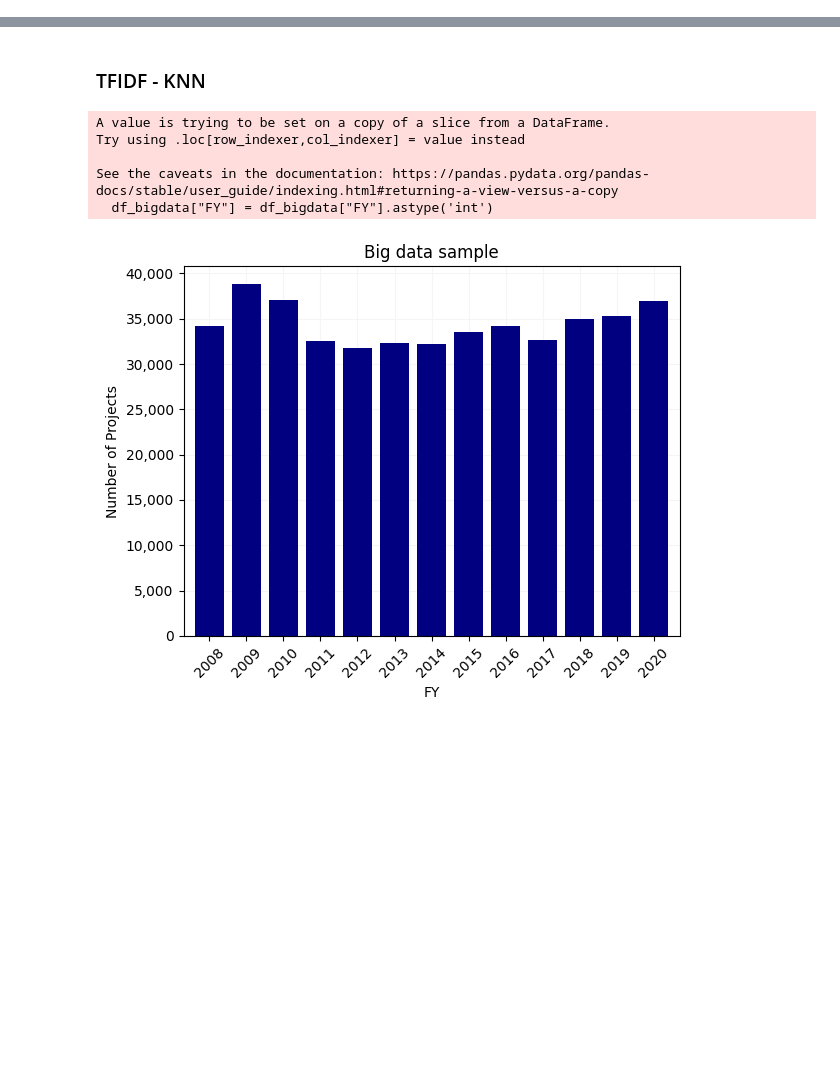
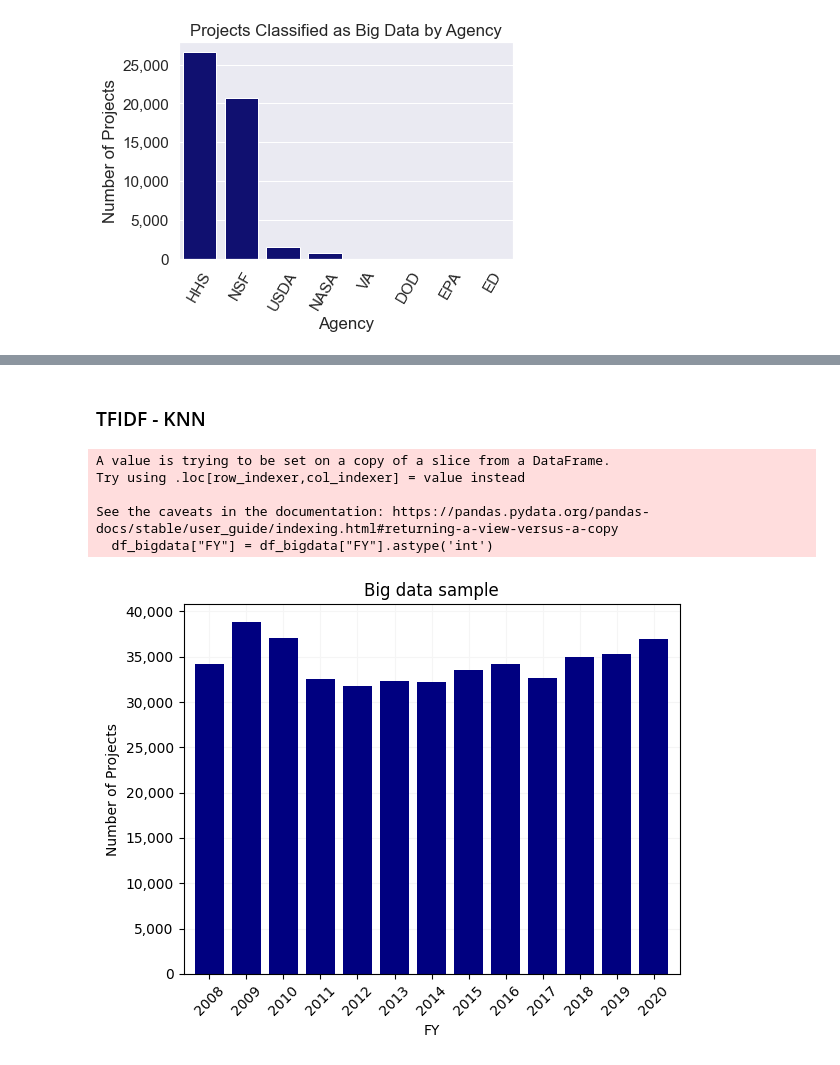
Before and after one commit to uva-bi-sdad/publicrd, a Jupyter notebook: src/Digitalization/classifiers/final_training_set/results_analysis.ipynb, the cells around one changed output, grey strips where cells are left out. Cells and saved outputs as stored; diff of their text form; code cells hidden in the pictures; blank space fills up the shorter version.

```diff
--- a/src/Digitalization/classifiers/final_training_set/results_analysis.ipynb
+++ b/src/Digitalization/classifiers/final_training_set/results_analysis.ipynb
@@ -0,0 +336,15 @@
+# %%
+sns.set(font_scale=1.4)
+fig, ax = plt.subplots()
+sns.countplot(data=df_bigdata, x='DEPARTMENT', color='navy', order = df_bigdata['DEPARTMENT'].value_counts().index)
+
+ax.yaxis.set_major_formatter(StrMethodFormatter('{x:,.0f}'))
+plt.xticks(rotation=60)
+
+plt.xlabel("Agency")
+plt.ylabel("Number of Projects")
+plt.title("Projects Classified as Big Data by Agency")
+
+plt.savefig("figures/best_results/big_data_numproj_by_agency.png", bbox_inches = "tight")
+# %% [output]
+[figure, added]
```
Also changed, not shown: parts of 44 cells of this notebook, 14 other files.
